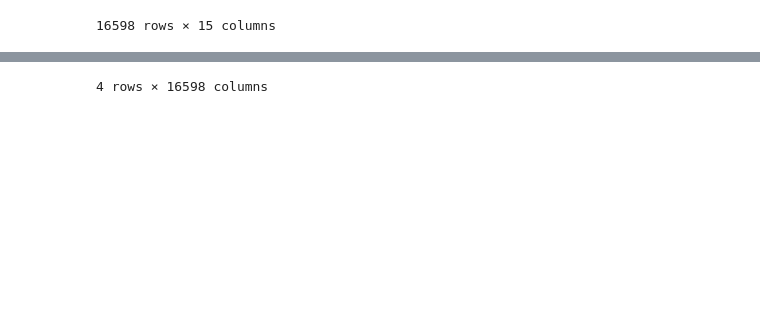
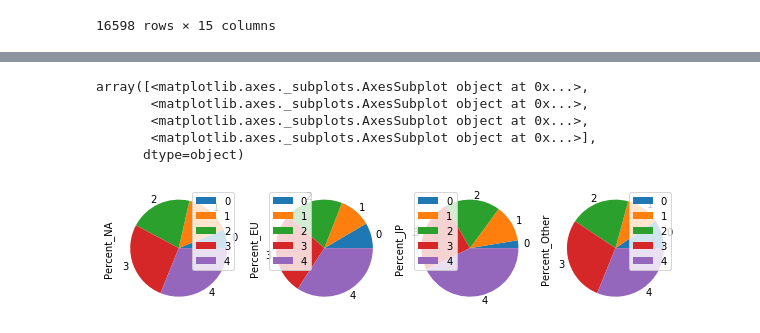
Before and after one commit to egorserdyuk/ASU-Datascience, a Jupyter notebook: Games/games.ipynb, the cells around one changed output, grey strips where cells are left out. Cells and saved outputs as stored; diff of their text form; code cells hidden in the pictures; blank space fills up the shorter version.

```diff
--- a/Games/games.ipynb
+++ b/Games/games.ipynb
@@ -118,8 +119,10 @@ df
 # %%
 # df['Percentage'] = df['Percent_NA'] + df['Percent_EU'] + df['Percent_JP']
 
-dfpie = pd.DataFrame([df['Percent_NA'], df['Percent_EU'], df['Percent_JP'], df['Percent_Other']])
+# dfpie = pd.DataFrame([df['Percent_NA'], df['Percent_EU'], df['Percent_JP'], df['Percent_Other']])
+df2 = df[['Percent_NA', 'Percent_EU', 'Percent_JP', 'Percent_Other']]
+dfpie = df2.head(5)
 # dfpie = dfpie.cumsum()
-# dfpie.plot.pie(subplots=True, figsize=(10, 10))
+dfpie.plot.pie(subplots=True, legend=True, figsize=(10, 10))
 dfpie
 # %% [output]
@@ -131 +129,6 @@ dfpie
-4 rows × 16598 columns
+array([<matplotlib.axes._subplots.AxesSubplot object at 0x...>,
+       <matplotlib.axes._subplots.AxesSubplot object at 0x...>,
+       <matplotlib.axes._subplots.AxesSubplot object at 0x...>,
+       <matplotlib.axes._subplots.AxesSubplot object at 0x...>],
+      dtype=object)
+[figure, added]
```
Also changed, not shown: parts of 3 cells of this notebook.
